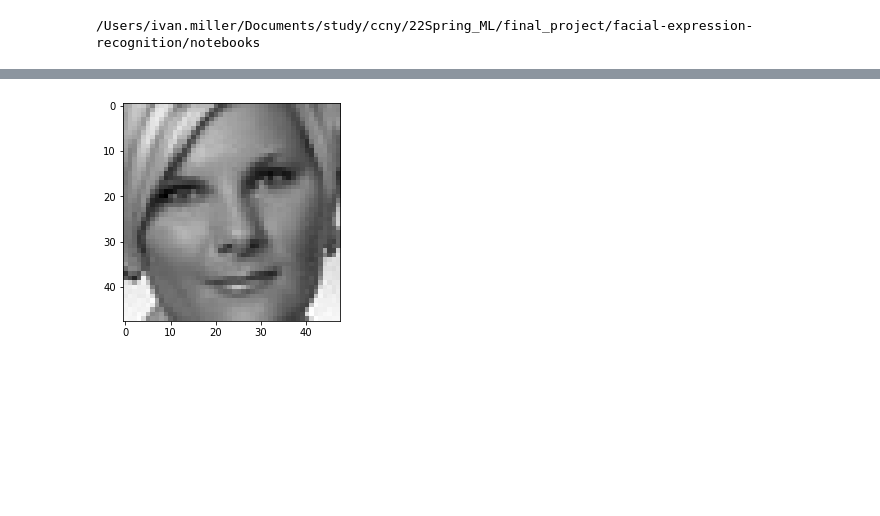
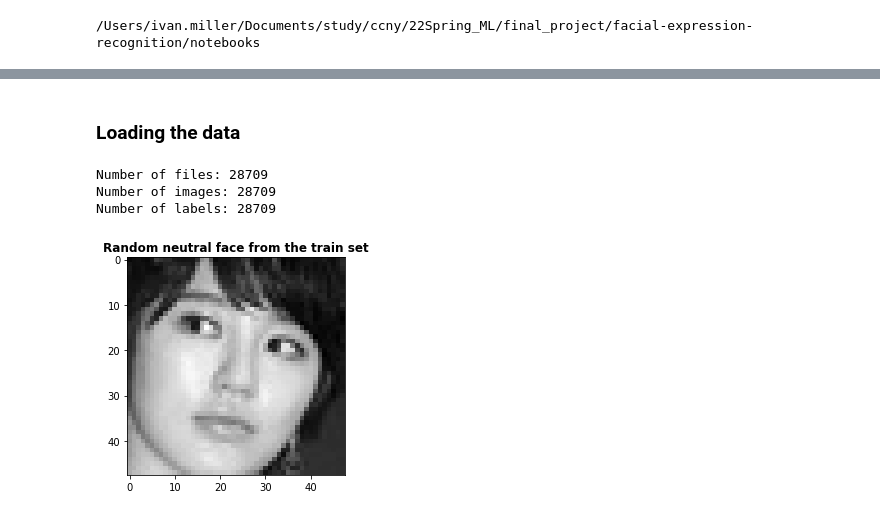
Before and after one commit to chikakoto/facial-expression-recognition, a Jupyter notebook: notebooks/1.0-im-experimental.ipynb, the cells around one changed output, grey strips where cells are left out. Saved outputs shown, nothing was run; the diff lists cells and outputs as text; code cells hidden in the pictures; blank space fills up the shorter version.

Commit message:
created functions for preprocessing

```diff
--- a/notebooks/1.0-im-experimental.ipynb
+++ b/notebooks/1.0-im-experimental.ipynb
@@ -111,32 +56,2 @@ array([108,  83,  63, ..., 116, 122, 122], dtype=uint8)
-# %%
-import os
-# import cv2
-import pandas as pd
-import numpy as np
-import matplotlib.pyplot as plt
-import matplotlib.image as mpimg
-from sklearn.preprocessing import MinMaxScaler
-from sklearn.decomposition import PCA
-from sklearn.linear_model import LogisticRegression
-from matplotlib.colors import ListedColormap
-train_dir = '../../project_data/train/' # added the last forward slash
-test_dir = '../../project_data/test/' # added the last forward slash
-train_files = []
-train_labels = []
-train_images = []
-for dirname, dirs, filenames in os.walk(train_dir, topdown=True):
-    cat = dirname.replace(train_dir, '')
-    if cat != '':
-        cat = cat.replace('/', '')
-        for filename in filenames:
-            file = os.path.join(dirname, filename)
-            image = mpimg.imread(file).flatten()
-            train_files.append(file)
-            train_images.append(image)
-            train_labels.append(emotions[cat])
-# %%
-image = mpimg.imread(train_files[1])
-imgplot = plt.imshow(image, cmap='gray')
-plt.show()
-# %% [output]
-[figure, removed]
+# %% [markdown]
+### Loading the data
@@ -142,0 +91,19 @@ plt.show()
+# %%
+# Creating the lists for files arrays and labels of train data
+train_files, train_images, train_labels = preprocess(train_path)
+# %% [output]
+Number of files: 28709
+Number of images: 28709
+Number of labels: 28709
+# %%
+# Sanity check using a random image from the train set
+f = random.randint(1,len(train_files))
+img = io.imread(train_files[f])
+
+plt.imshow(img, cmap='gray')
+plt.title(f'Random {train_labels[f]} face from the train set', fontweight = 'bold')
+plt.show()
+
+# print(f'Label: {label_lookup[train_labels[f]]}')
+# %% [output]
+[figure, added]
```
Also changed, not shown: parts of 20 cells of this notebook.
